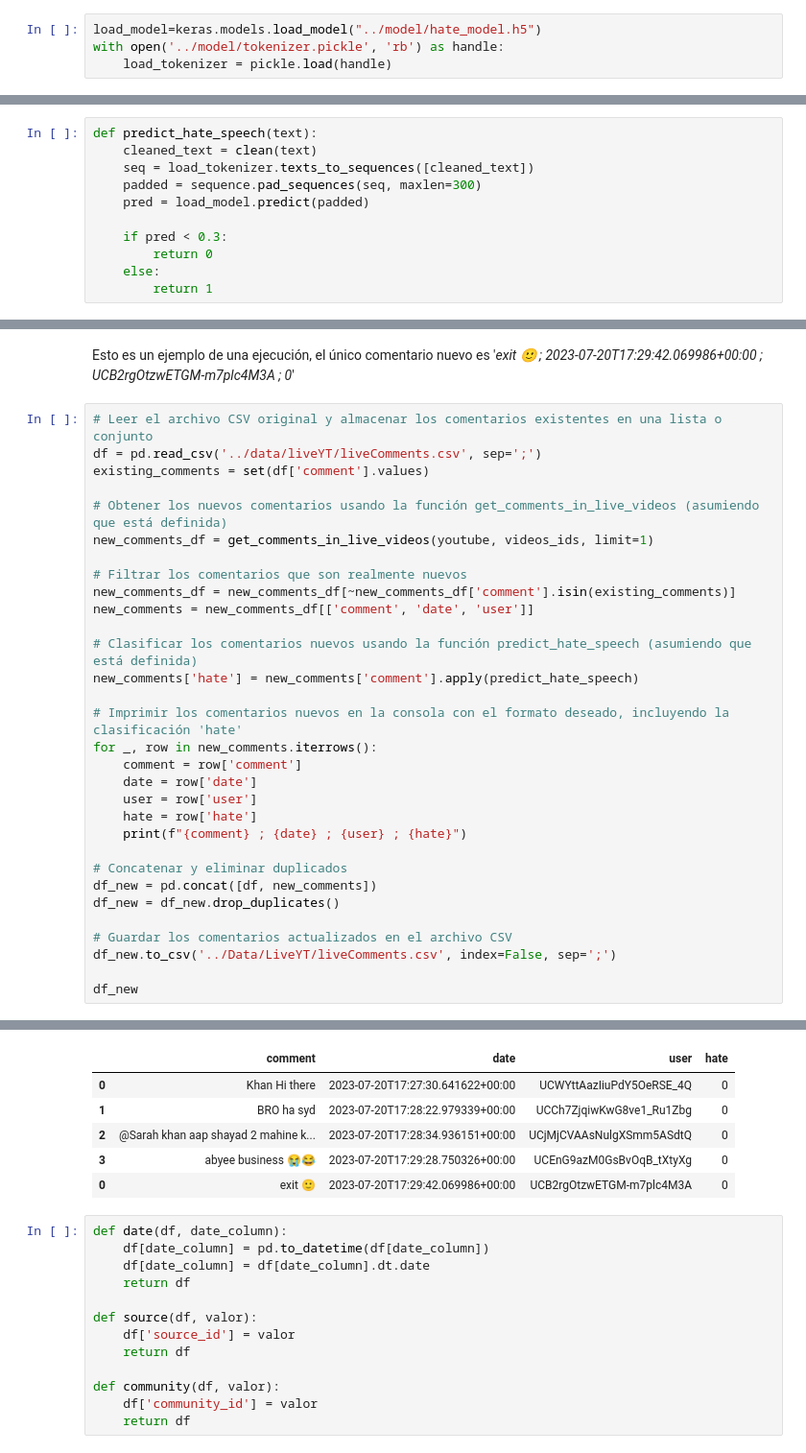
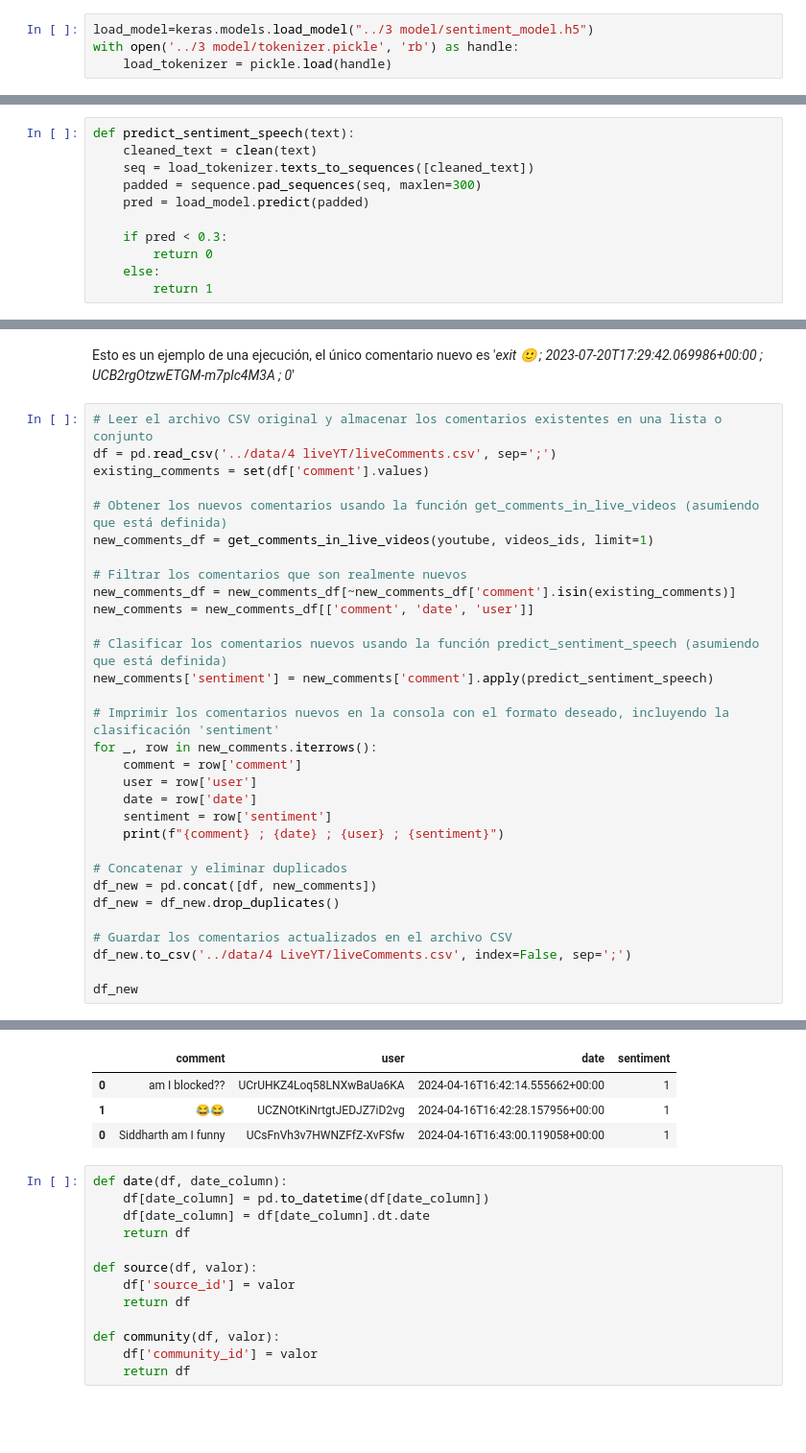
Before and after one commit to Javigrz/Codigo_TFG_Javier_Gil, a Jupyter notebook: 1 extract_Data/YouTubeLiveAPI.ipynb, the cells around one changed output, grey strips where cells are left out. Shown at 96% size. Drawn from its saved outputs; the diff is of its cells as text; blank space fills up the shorter version.

Commit message:
liveYT notebook hecho

```diff
--- a/1 extract_Data/YouTubeLiveAPI.ipynb
+++ b/1 extract_Data/YouTubeLiveAPI.ipynb
@@ -136,6 +136,6 @@ comments
 # %% [markdown]
 ## Importación del modelo y funciones auxiliares
 # %%
-load_model=keras.models.load_model("../model/hate_model.h5")
-with open('../model/tokenizer.pickle', 'rb') as handle:
+load_model=keras.models.load_model("../3 model/sentiment_model.h5")
+with open('../3 model/tokenizer.pickle', 'rb') as handle:
     load_tokenizer = pickle.load(handle)
@@ -526,7 +528,7 @@ def clean(text):
 
     return text
 # %%
-def predict_hate_speech(text):
+def predict_sentiment_speech(text):
     cleaned_text = clean(text)
     seq = load_tokenizer.texts_to_sequences([cleaned_text])
     padded = sequence.pad_sequences(seq, maxlen=300)
@@ -544,7 +546,7 @@ En el archivo de python se obtiene el chat periódicamente y se imprime en la cm
 Esto es un ejemplo de una ejecución, el único comentario nuevo es '*exit 🙂 ; 2023-07-20T17:29:42.069986+00:00 ; UCB2rgOtzwETGM-m7plc4M3A ; 0*'
 # %%
 # Leer el archivo CSV original y almacenar los comentarios existentes en una lista o conjunto
-df = pd.read_csv('../data/liveYT/liveComments.csv', sep=';')
+df = pd.read_csv('../data/4 liveYT/liveComments.csv', sep=';')
 existing_comments = set(df['comment'].values)
 
 # Obtener los nuevos comentarios usando la función get_comments_in_live_videos (asumiendo que está definida)
@@ -554,23 +556,23 @@ new_comments_df = get_comments_in_live_videos(youtube, videos_ids, limit=1)
 new_comments_df = new_comments_df[~new_comments_df['comment'].isin(existing_comments)]
 new_comments = new_comments_df[['comment', 'date', 'user']]
 
-# Clasificar los comentarios nuevos usando la función predict_hate_speech (asumiendo que está definida)
-new_comments['hate'] = new_comments['comment'].apply(predict_hate_speech)
+# Clasificar los comentarios nuevos usando la función predict_sentiment_speech (asumiendo que está definida)
+new_comments['sentiment'] = new_comments['comment'].apply(predict_sentiment_speech)
 
-# Imprimir los comentarios nuevos en la consola con el formato deseado, incluyendo la clasificación 'hate'
+# Imprimir los comentarios nuevos en la consola con el formato deseado, incluyendo la clasificación 'sentiment'
 for _, row in new_comments.iterrows():
     comment = row['comment']
+    user = row['user']
     date = row['date']
-    user = row['user']
-    hate = row['hate']
-    print(f"{comment} ; {date} ; {user} ; {hate}")
+    sentiment = row['sentiment']
+    print(f"{comment} ; {date} ; {user} ; {sentiment}")
 
 # Concatenar y eliminar duplicados
 df_new = pd.concat([df, new_comments])
 df_new = df_new.drop_duplicates()
 
 # Guardar los comentarios actualizados en el archivo CSV
-df_new.to_csv('../Data/LiveYT/liveComments.csv', index=False, sep=';')
+df_new.to_csv('../data/4 LiveYT/liveComments.csv', index=False, sep=';')
 
 df_new
 # %% [output]
@@ -579,9 +582,7 @@ exit 🙂 ; 2023-07-20T17:29:42.069986+00:00 ; UCB2rgOtzwETGM-m7plc4M3A ; 0
-|  | comment | date | user | hate |
-| 0 | Khan Hi there | 2023-07-20T17:27:30.641622+00:00 | UCWYttAazIiuPdY5OeRSE_4Q | 0 |
-| 1 | BRO ha syd | 2023-07-20T17:28:22.979339+00:00 | UCCh7ZjqiwKwG8ve1_Ru1Zbg | 0 |
-| 2 | @Sarah khan aap shayad 2 mahine k... | 2023-07-20T17:28:34.936151+00:00 | UCjMjCVAAsNulgXSmm5ASdtQ | 0 |
-| 3 | abyee business 😭😂 | 2023-07-20T17:29:28.750326+00:00 | UCEnG9azM0GsBvOqB_tXtyXg | 0 |
-| 0 | exit 🙂 | 2023-07-20T17:29:42.069986+00:00 | UCB2rgOtzwETGM-m7plc4M3A | 0 |
+|  | comment | user | date | sentiment |
+| 0 | am I blocked?? | UCrUHKZ4Loq58LNXwBaUa6KA | 2024-04-16T16:42:14.555662+00:00 | 1 |
+| 1 | 😂😂 | UCZNOtKiNrtgtJEDJZ7iD2vg | 2024-04-16T16:42:28.157956+00:00 | 1 |
+| 0 | Siddharth am I funny | UCsFnVh3v7HWNZFfZ-XvFSfw | 2024-04-16T16:43:00.119058+00:00 | 1 |
 # %%
 def date(df, date_column):
     df[date_column] = pd.to_datetime(df[date_column])
```
Also changed, not shown: parts of 5 cells of this notebook, 1 other file.
